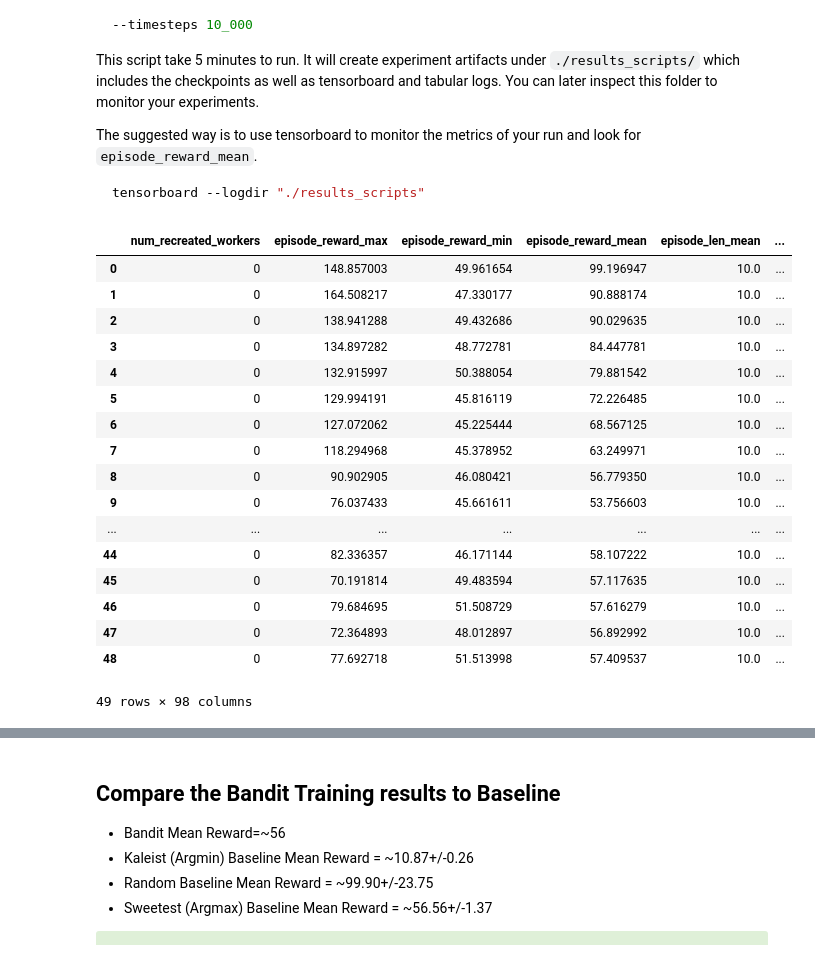
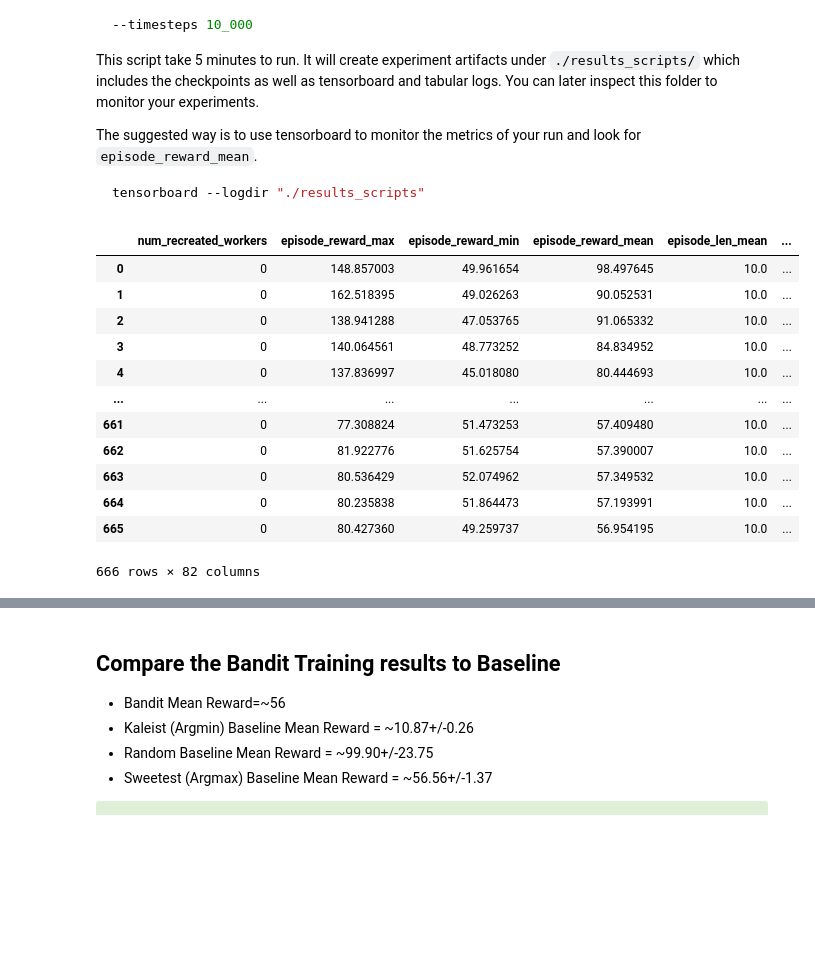
Before and after one commit to anyscale/academy, a Jupyter notebook: ray-rllib/acm_recsys_tutorial_2022/01_anyscale_acm_recsys_tutorial_dryrun_1_sol.ipynb, the cells around one changed output, grey strips where cells are left out. Saved outputs shown, nothing was run; the diff lists cells and outputs as text; code cells hidden in the pictures; blank space fills up the shorter version.

Commit message:
[ray-rllib] updated saved_runs (#127)
Signed-off-by: Kourosh Hakhamaneshi <kourosh@anyscale.com>

Signed-off-by: Kourosh Hakhamaneshi <kourosh@anyscale.com>

```diff
--- a/ray-rllib/acm_recsys_tutorial_2022/01_anyscale_acm_recsys_tutorial_dryrun_1_sol.ipynb
+++ b/ray-rllib/acm_recsys_tutorial_2022/01_anyscale_acm_recsys_tutorial_dryrun_1_sol.ipynb
@@ -523,29 +512,24 @@ tensorboard --logdir "./results_scripts"
 # %%
 # load the trained results and plot the metrics in notebook
 import pandas as pd
 
 # Load the results from the progress.csv in the result folder of your running script
-df = pd.read_csv("saved_runs/bandits/progress.csv")
+df = pd.read_csv("saved_runs/bandits2/progress.csv")
 df
 # %% [output]
 |  | num_recreated_workers | episode_reward_max | episode_reward_min | episode_reward_mean | episode_len_mean | ... |
-| 0 | 0 | 148.857003 | 49.961654 | 99.196947 | 10.0 | ... |
-| 1 | 0 | 164.508217 | 47.330177 | 90.888174 | 10.0 | ... |
-| 2 | 0 | 138.941288 | 49.432686 | 90.029635 | 10.0 | ... |
-| 3 | 0 | 134.897282 | 48.772781 | 84.447781 | 10.0 | ... |
-| 4 | 0 | 132.915997 | 50.388054 | 79.881542 | 10.0 | ... |
-| 5 | 0 | 129.994191 | 45.816119 | 72.226485 | 10.0 | ... |
-| 6 | 0 | 127.072062 | 45.225444 | 68.567125 | 10.0 | ... |
-| 7 | 0 | 118.294968 | 45.378952 | 63.249971 | 10.0 | ... |
-| 8 | 0 | 90.902905 | 46.080421 | 56.779350 | 10.0 | ... |
-| 9 | 0 | 76.037433 | 45.661611 | 53.756603 | 10.0 | ... |
+| 0 | 0 | 148.857003 | 49.961654 | 98.497645 | 10.0 | ... |
+| 1 | 0 | 162.518395 | 49.026263 | 90.052531 | 10.0 | ... |
+| 2 | 0 | 138.941288 | 47.053765 | 91.065332 | 10.0 | ... |
+| 3 | 0 | 140.064561 | 48.773252 | 84.834952 | 10.0 | ... |
+| 4 | 0 | 137.836997 | 45.018080 | 80.444693 | 10.0 | ... |
 | ... | ... | ... | ... | ... | ... | ... |
-| 44 | 0 | 82.336357 | 46.171144 | 58.107222 | 10.0 | ... |
-| 45 | 0 | 70.191814 | 49.483594 | 57.117635 | 10.0 | ... |
-| 46 | 0 | 79.684695 | 51.508729 | 57.616279 | 10.0 | ... |
-| 47 | 0 | 72.364893 | 48.012897 | 56.892992 | 10.0 | ... |
-| 48 | 0 | 77.692718 | 51.513998 | 57.409537 | 10.0 | ... |
+| 661 | 0 | 77.308824 | 51.473253 | 57.409480 | 10.0 | ... |
+| 662 | 0 | 81.922776 | 51.625754 | 57.390007 | 10.0 | ... |
+| 663 | 0 | 80.536429 | 52.074962 | 57.349532 | 10.0 | ... |
+| 664 | 0 | 80.235838 | 51.864473 | 57.193991 | 10.0 | ... |
+| 665 | 0 | 80.427360 | 49.259737 | 56.954195 | 10.0 | ... |
-49 rows × 98 columns
+666 rows × 82 columns
 # %%
 sns.lineplot(data=df, x="training_iteration", y="episode_reward_mean", label="bandits")
 plt.axhline(sweetest_baseline, color="red", linestyle='--', label="sweetest baseline")
```
Also changed, not shown: parts of 18 cells of this notebook, 7 other files.
